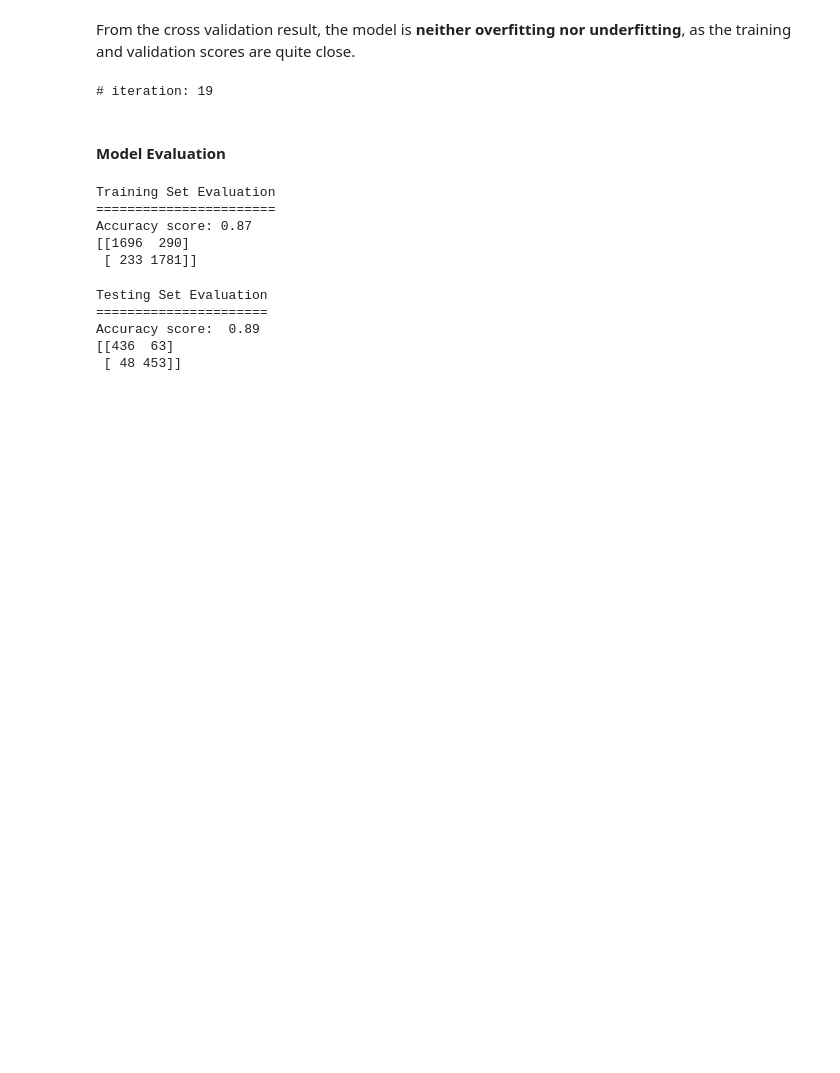
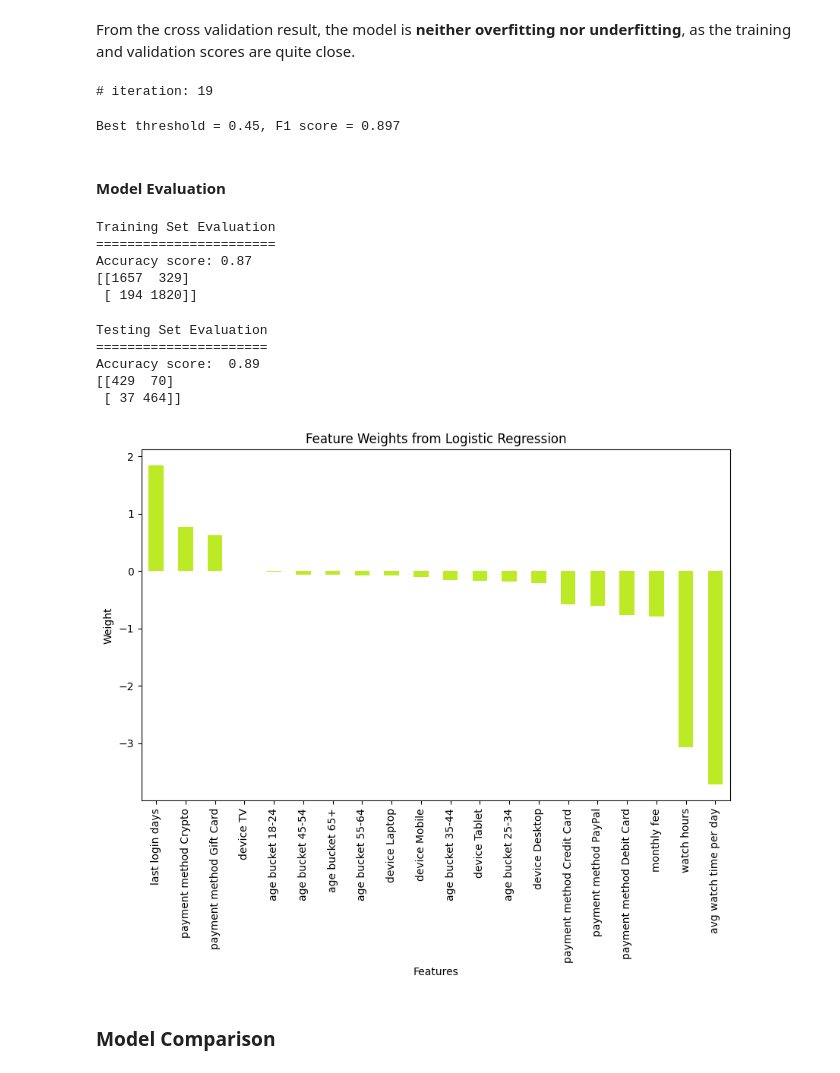
Before and after one commit to Lorre-Ramon/Netflix-Customer-Churn, a Jupyter notebook: churn.ipynb, the cells around one changed output. Saved outputs shown, nothing was run; the diff lists cells and outputs as text; code cells hidden in the pictures; blank space fills up the shorter version.

```diff
--- a/churn.ipynb
+++ b/churn.ipynb
@@ -386,15 +393,15 @@ from sklearn.model_selection import learning_curve, StratifiedKFold, cross_val_s
 # %% [markdown]
 #### Fit Model
 # %%
-model = LogisticRegression(max_iter=500, penalty="l2", C=1.0)
+lg_model = LogisticRegression(max_iter=500, penalty="l2", C=1.0)
 
 cross_val = StratifiedKFold(n_splits=5, shuffle=True, random_state=1024)
-scores = cross_val_score(model, X_train, y_train, cv=cross_val)
+scores = cross_val_score(lg_model, X_train, y_train, cv=cross_val)
 
 print("Cross-validation scores:", scores)
 print("Mean accuracy:", scores.mean())
 
-model.fit(X_train, y_train)
+lg_model.fit(X_train, y_train)
 # %% [output]
 Cross-validation scores: [0.88125 0.87125 0.87875 0.83875 0.86375]
 Mean accuracy: 0.86675
@@ -406,9 +413,24 @@ print(f"# iteration: {model.n_iter_[0]}")
 # %% [output]
 # iteration: 19
+# %%
+# find the best threshold
+
+probs = lg_model.predict_proba(X_test)[:,1]
+
+# create test thresholds
+thresholds = np.linspace(0, 1, 101)
+f1_scores = [f1_score(y_test, (probs >= t).astype(int)) for t in thresholds]
+
+best_threshold = thresholds[np.argmax(f1_scores)]
+best_f1 = np.max(f1_scores)
+
+print(f"Best threshold = {best_threshold:.2f}, F1 score = {best_f1:.3f}")
+# %% [output]
+Best threshold = 0.45, F1 score = 0.897
 # %% [markdown]
 #### Model Evaluation
 # %%
-y_train_pred = model.predict(X_train)
+y_train_pred = (lg_model.predict_proba(X_train)[:,1] >= best_threshold).astype(int)
 
 print("Training Set Evaluation")
 print(f"{'='*len('Training Set Evaluation')}")
@@ -418,10 +440,10 @@ print(confusion_matrix(y_train, y_train_pred))
 Training Set Evaluation
 =======================
 Accuracy score: 0.87
-[[1696  290]
- [ 233 1781]]
+[[1657  329]
+ [ 194 1820]]
 # %%
-y_test_pred = model.predict(X_test)
+y_test_pred = (lg_model.predict_proba(X_test)[:,1] >= best_threshold).astype(int)
 
 print("Testing Set Evaluation")
 print(f"{'='*len('Testing Set Evaluation')}")
@@ -431,5 +453,20 @@ print(confusion_matrix(y_test, y_test_pred))
 Testing Set Evaluation
 ======================
 Accuracy score:  0.89
-[[436  63]
- [ 48 453]]
+[[429  70]
+ [ 37 464]]
+# %%
+index = [" ".join(col.split("_")) for col in df_data.columns]
+df_feature_weight = pd.Series(lg_model.coef_[0], index = index)
+df_feature_weight = df_feature_weight.sort_values(ascending=False)
+
+plt.figure(figsize=(10,6))
+df_feature_weight.plot(kind='bar', color='#BCEB26')
+plt.title('Feature Weights from Logistic Regression')
+plt.xlabel('Features')
+plt.ylabel('Weight')
+plt.show()
+# %% [output]
+[figure, added]
+# %% [markdown]
+### Model Comparison
```
Also changed, not shown: parts of 13 cells of this notebook, 1 other file.
